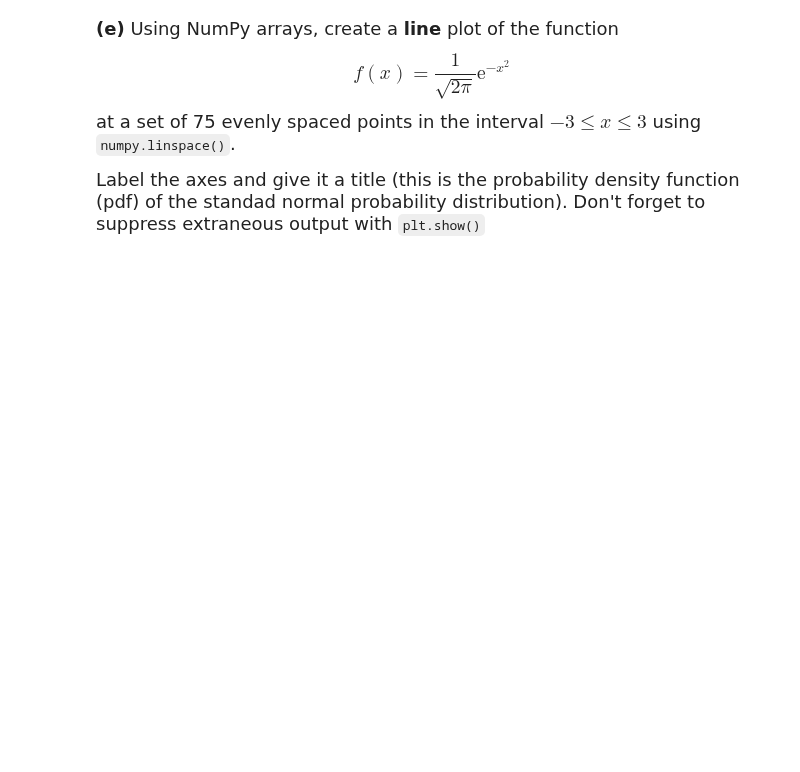
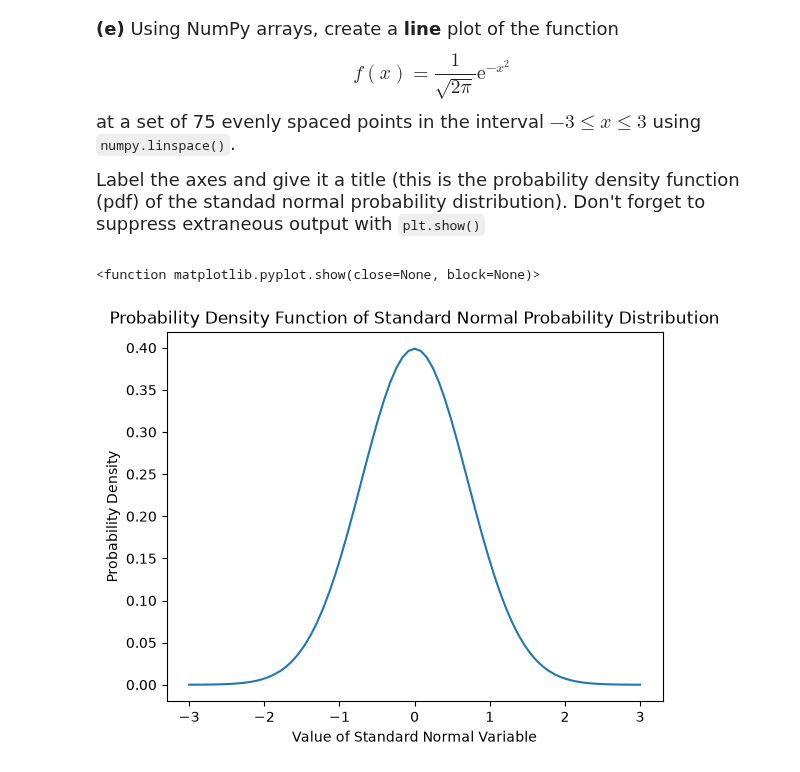
Before and after one commit to rwang0127/datasci151fall2026, a Jupyter notebook: _assignments/assignment_3/Assignment3.ipynb, the cells around one changed output. Drawn from its saved outputs; the diff is of its cells as text; code cells hidden in the pictures; blank space fills up the shorter version.

```diff
--- a/_assignments/assignment_3/Assignment3.ipynb
+++ b/_assignments/assignment_3/Assignment3.ipynb
@@ -146,3 +203,22 @@ at a set of 75 evenly spaced points in the interval $-3 \leq x \leq 3$ using `nu
 Label the axes and give it a title (this is the probability density function (pdf) of the standad normal probability distribution). Don't forget to suppress extraneous output with `plt.show()`
 # %%
 # your code here
+import matplotlib.pyplot as plt
+import numpy as np
+import math
+
+x_vals = np.linspace(-3, 3, num=75)
+
+x_vals = np.array(x_vals)
+
+y_vals = 1/(np.sqrt(2*math.pi))*np.exp(-x_vals**2)
+
+plt.plot(x_vals, y_vals)
+plt.title("Probability Density Function of Standard Normal Probability Distribution")
+plt.xlabel("Value of Standard Normal Variable")
+plt.ylabel("Probability Density")
+
+plt.show
+# %% [output]
+<function matplotlib.pyplot.show(close=None, block=None)>
+[figure, added]
```
Also changed, not shown: parts of 5 cells of this notebook.
